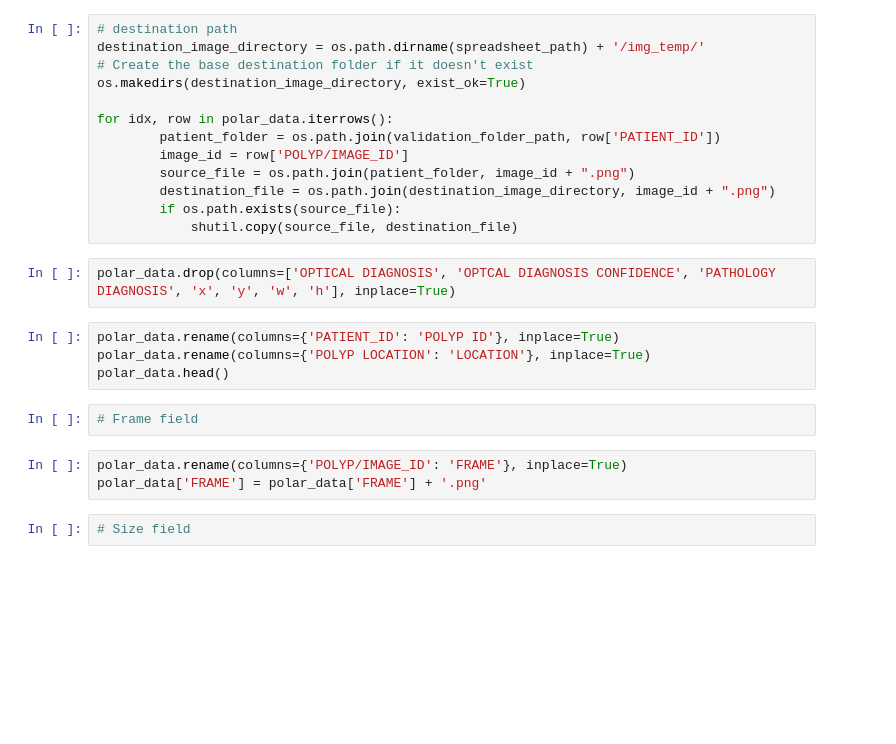
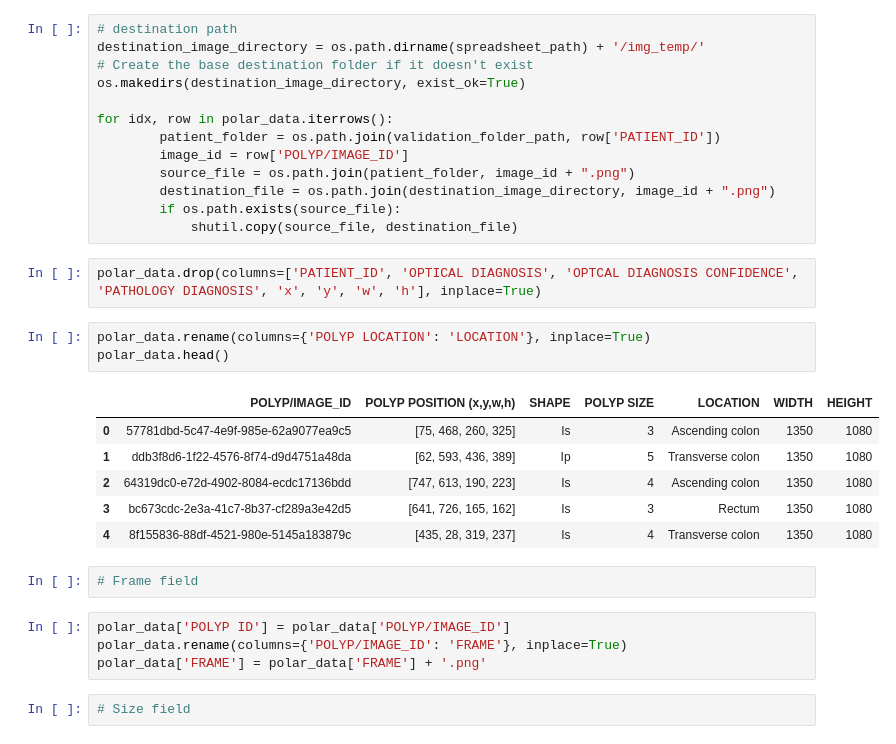
Before and after one commit to irconde/polyp-db-analysis, a Jupyter notebook: polar-database-analysis.ipynb, the cells around one changed output. Cells and saved outputs as stored; diff of their text form; blank space fills up the shorter version.

Commit message:
IMAGE ID is used as the POLYP ID for the polar dataset

```diff
--- a/polar-database-analysis.ipynb
+++ b/polar-database-analysis.ipynb
@@ -264,14 +334,21 @@ for idx, row in polar_data.iterrows():
         if os.path.exists(source_file):
             shutil.copy(source_file, destination_file)
 # %%
-polar_data.drop(columns=['OPTICAL DIAGNOSIS', 'OPTCAL DIAGNOSIS CONFIDENCE', 'PATHOLOGY DIAGNOSIS', 'x', 'y', 'w', 'h'], inplace=True)
+polar_data.drop(columns=['PATIENT_ID', 'OPTICAL DIAGNOSIS', 'OPTCAL DIAGNOSIS CONFIDENCE', 'PATHOLOGY DIAGNOSIS', 'x', 'y', 'w', 'h'], inplace=True)
 # %%
-polar_data.rename(columns={'PATIENT_ID': 'POLYP ID'}, inplace=True)
 polar_data.rename(columns={'POLYP LOCATION': 'LOCATION'}, inplace=True)
 polar_data.head()
+# %% [output]
+|  | POLYP/IMAGE_ID | POLYP POSITION (x,y,w,h) | SHAPE | POLYP SIZE | LOCATION | WIDTH | HEIGHT |
+| 0 | 57781dbd-5c47-4e9f-985e-62a9077ea9c5 | [75, 468, 260, 325] | Is | 3 | Ascending colon | 1350 | 1080 |
+| 1 | ddb3f8d6-1f22-4576-8f74-d9d4751a48da | [62, 593, 436, 389] | Ip | 5 | Transverse colon | 1350 | 1080 |
+| 2 | 64319dc0-e72d-4902-8084-ecdc17136bdd | [747, 613, 190, 223] | Is | 4 | Ascending colon | 1350 | 1080 |
+| 3 | bc673cdc-2e3a-41c7-8b37-cf289a3e42d5 | [641, 726, 165, 162] | Is | 3 | Rectum | 1350 | 1080 |
+| 4 | 8f155836-88df-4521-980e-5145a183879c | [435, 28, 319, 237] | Is | 4 | Transverse colon | 1350 | 1080 |
 # %%
 # Frame field
 # %%
+polar_data['POLYP ID'] = polar_data['POLYP/IMAGE_ID']
 polar_data.rename(columns={'POLYP/IMAGE_ID': 'FRAME'}, inplace=True)
 polar_data['FRAME'] = polar_data['FRAME'] + '.png'
 # %%
```
Also changed, not shown: parts of 13 cells of this notebook.
